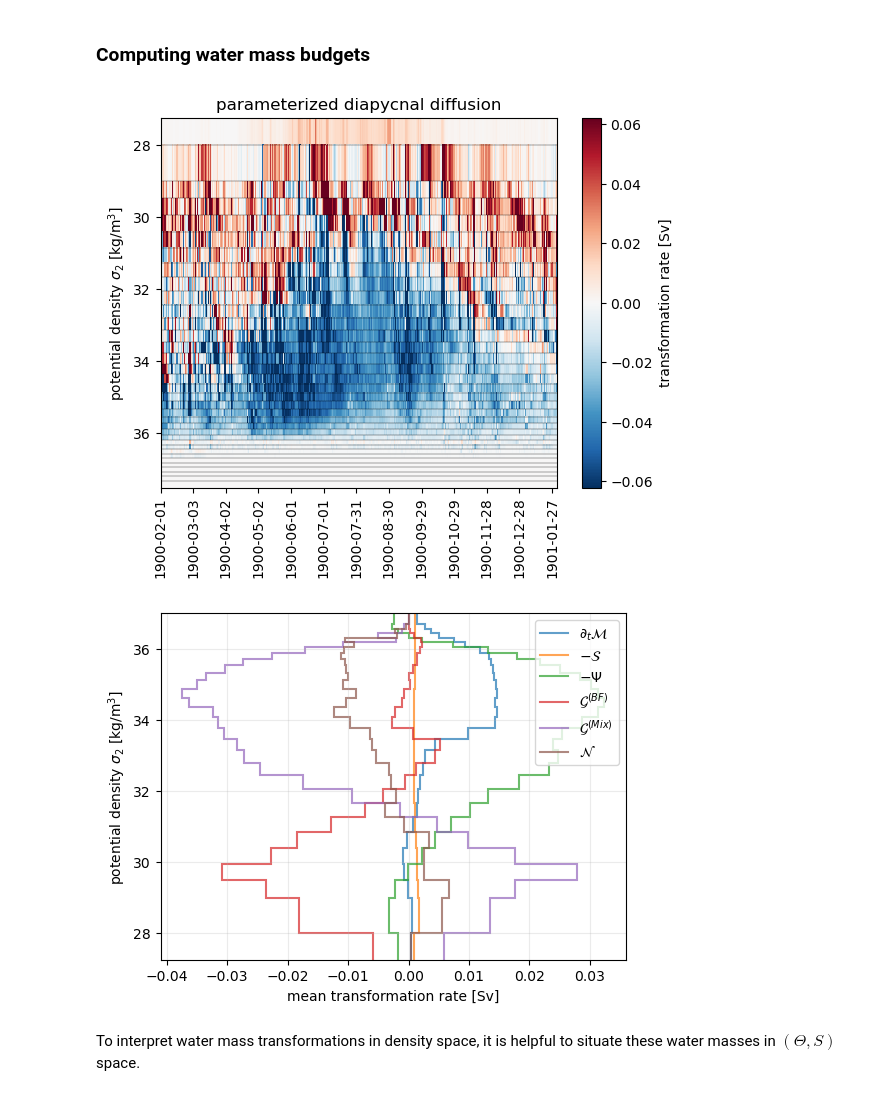
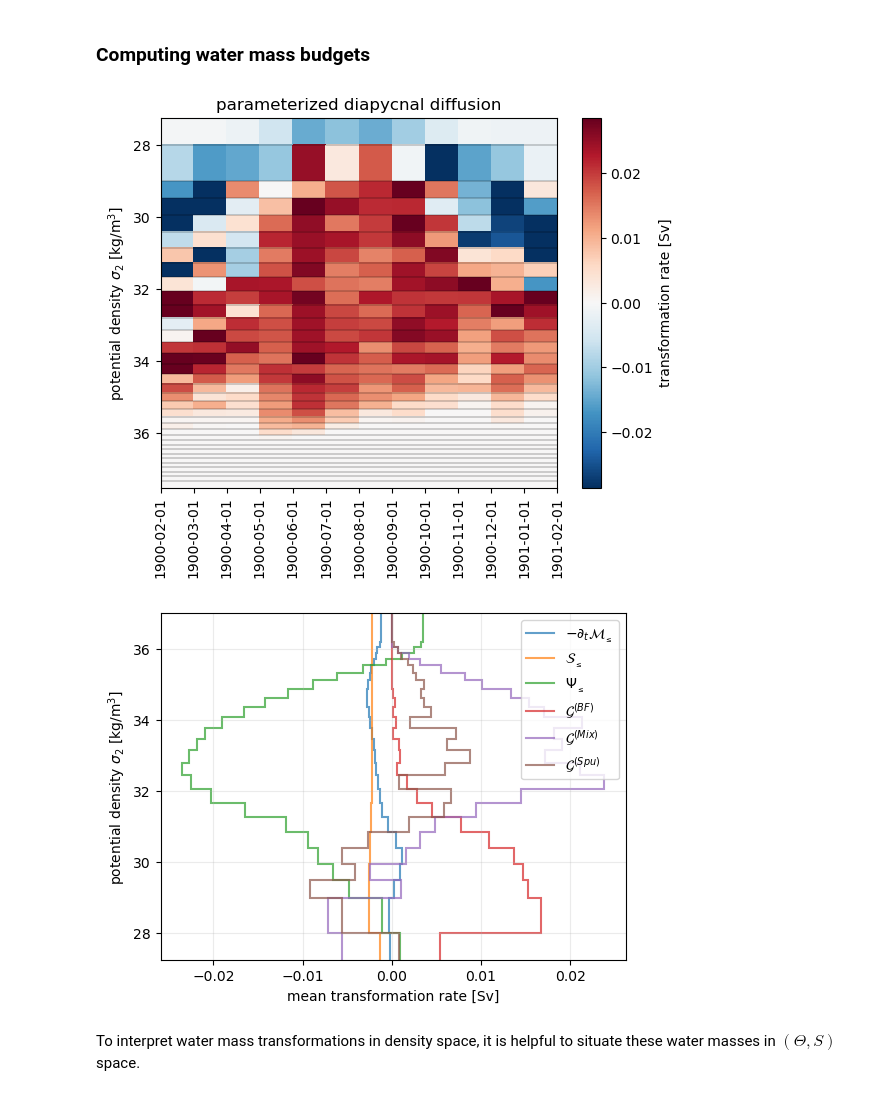
Before and after one commit to hdrake/xwmb, a Jupyter notebook: examples/Baltic_example.ipynb, the cells around one changed output. Saved outputs shown, nothing was run; the diff lists cells and outputs as text; code cells hidden in the pictures.

```diff
--- a/examples/Baltic_example.ipynb
+++ b/examples/Baltic_example.ipynb
@@ -62,7 +62,7 @@ def stairs(wmt, var, units="kg", **kwargs):
 # %% [markdown]
 ### Load grids and data
 # %%
-diag_frequency = "daily" # switch to "monthly" for testing
+diag_frequency = "monthly" # switch to "monthly" for testing
 
 from loading import *
 grid = load_baltic("natv", diag_frequency, online_density=True)
@@ -107,12 +107,12 @@ xbudget.collect_budgets(grid, budgets_dict)
 ### Specifying the horizontal boundaries of our water mass
 # %%
 # Note: the properties of this region are quite different from the rest of the Baltic!
-name = "intBaltic"
-lons = np.array([8.,   20.,  29., 24.5, 24.5, 26.1, 17.5, 11.5])
-lats = np.array([53.5, 53.5, 54.5,  59.,  61.,  63., 64.5,  62.])
+name = "Baltic"
+lons = np.array([13, 10, 9.0, 10., 12, 20.,  29., 24.5, 23.5, 22.5, 17.5])
+lats = np.array([58, 57.5, 56, 54, 53.5, 53.5, 54.5,  59.,  61.,  63., 64.5])
 region = regionate.GriddedRegion(name, lons, lats, grid)
 
-plt.figure(figsize=(4.75,3.5))
+plt.figure(figsize=(7,5.5))
 pc = plt.pcolor(
     grid._ds['geolon_c'],
     grid._ds['geolat_c'],
@@ -148,26 +148,26 @@ plt.ylim(37.5, 27.25);
 plt.ylabel(r"potential density $\sigma_{2}$ [kg/m$^{3}$]");
 plt.title("parameterized diapycnal diffusion");
 # %% [output]
-[figure, old version]
+[figure, new version]
 # %%
 plt.figure(figsize=(6,4.5))
 
 kwargs = {"units":"Sv", "alpha":0.7, "lw":1.5}
 
 wmt_mean = wmt.mean('time')*toSv
-stairs( wmt_mean, 'mass_tendency',             label=r"$\partial_{t} \mathcal{M}$",**kwargs)
-stairs(-wmt_mean, 'mass_source',               label=r"$-\mathcal{S}$",            **kwargs)
-stairs(-wmt_mean, 'convergent_mass_transport', label=r"$-\Psi$",                   **kwargs)
+stairs(-wmt_mean, 'mass_tendency',             label=r"$-\partial_{t} \mathcal{M}_{_{\leq}}$",**kwargs)
+stairs( wmt_mean, 'mass_source',               label=r"$\mathcal{S}_{_{\leq}}$",            **kwargs)
+stairs( wmt_mean, 'convergent_mass_transport', label=r"$\Psi_{_{\leq}}$",                   **kwargs)
 stairs( wmt_mean, 'boundary_fluxes',           label=r"$\mathcal{G}^{(BF)}$",      **kwargs)
 stairs( wmt_mean, 'diffusion',                 label=r"$\mathcal{G}^{(Mix)}$",     **kwargs)
-stairs( wmt_mean, 'spurious_numerical_mixing', label=r"$\mathcal{N}$", **kwargs)
+stairs( wmt_mean, 'spurious_numerical_mixing', label=r"$\mathcal{G}^{(Spu)}$", **kwargs)
 
 plt.legend(loc="upper right")
 plt.grid(True, alpha=0.25)
 plt.ylabel(r"potential density $\sigma_{2}$ [kg/m$^{3}$]");
 plt.ylim(27.25, 37.0);
 # %% [output]
-[figure, old version]
+[figure, new version]
 # %% [markdown]
 To interpret water mass transformations in density space, it is helpful to situate these water masses in $(\Theta,S)$ space.
 # %%
```
Also changed, not shown: parts of 6 cells of this notebook, 7 other files.
